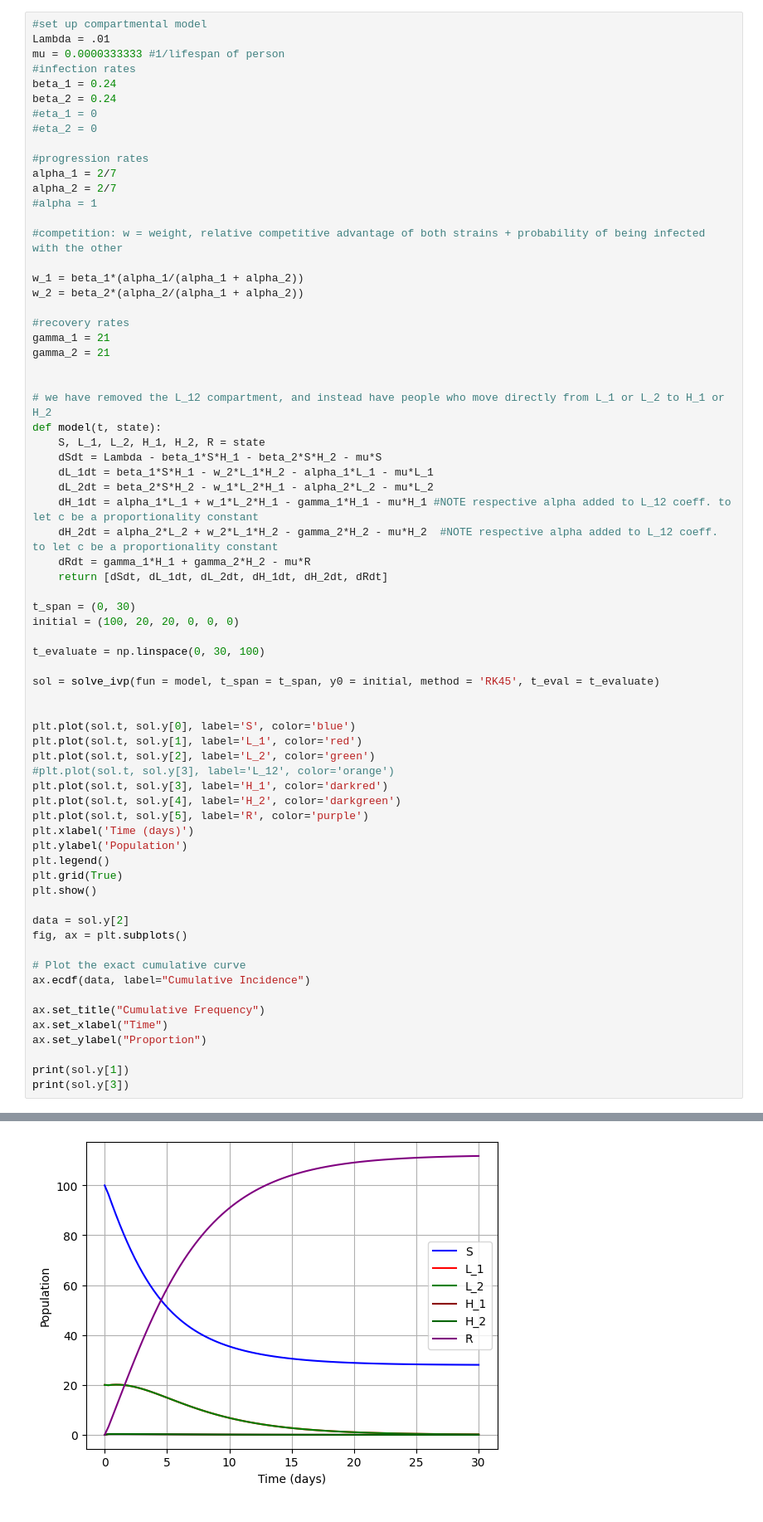
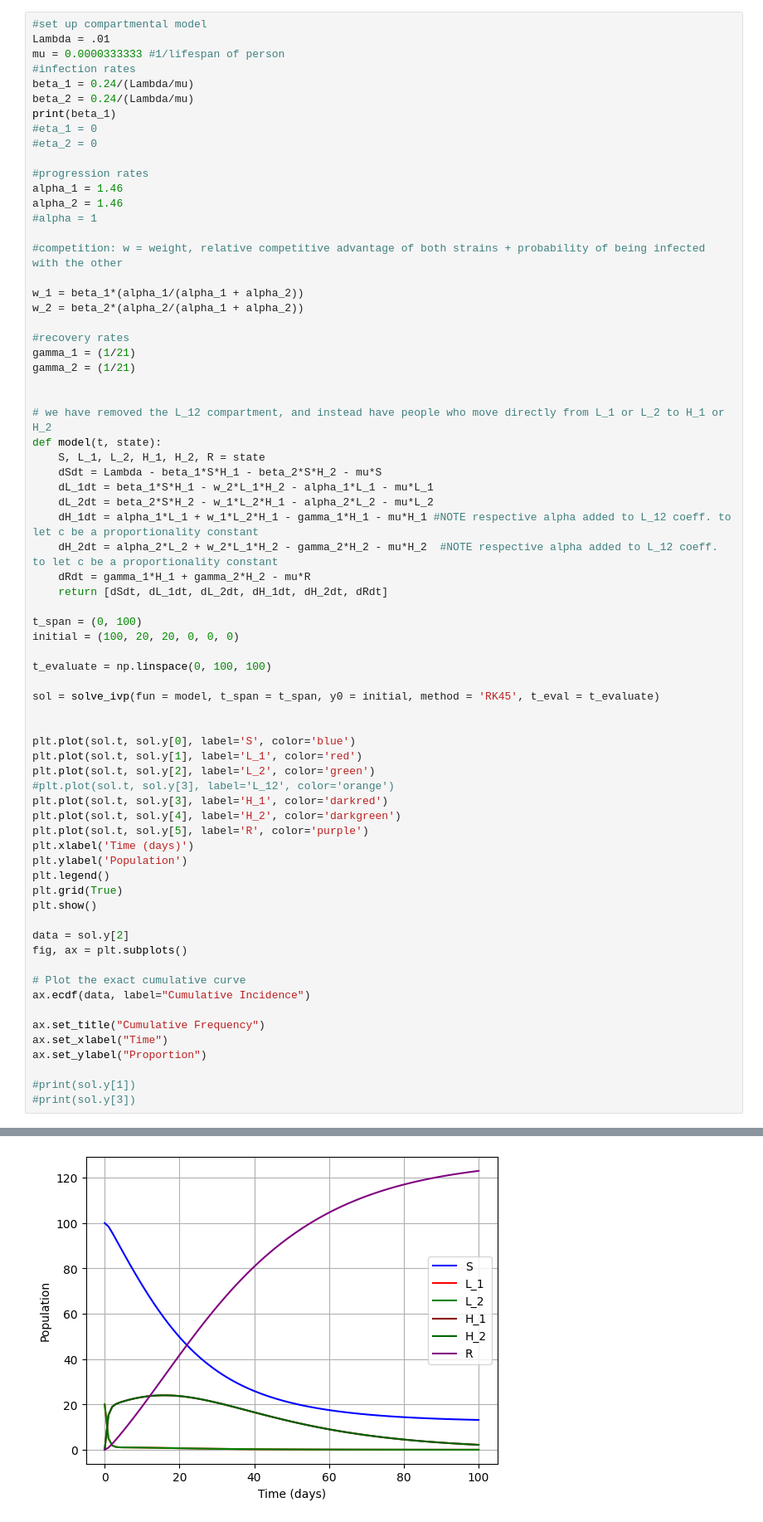
Before and after one commit to mcouture695/gt-quorumsensing-26, a Jupyter notebook: two-strain-slhr.ipynb, the cells around one changed output, grey strips where cells are left out. Shown at 83% size. Saved outputs shown, nothing was run; the diff lists cells and outputs as text.

```diff
--- a/two-strain-slhr.ipynb
+++ b/two-strain-slhr.ipynb
@@ -10,14 +10,15 @@ from scipy.optimize import fsolve
 Lambda = .01
 mu = 0.0000333333 #1/lifespan of person
 #infection rates
-beta_1 = 0.24
-beta_2 = 0.24
+beta_1 = 0.24/(Lambda/mu)
+beta_2 = 0.24/(Lambda/mu)
+print(beta_1)
 #eta_1 = 0
 #eta_2 = 0
 
 #progression rates
-alpha_1 = 2/7
-alpha_2 = 2/7
+alpha_1 = 1.46
+alpha_2 = 1.46
 #alpha = 1
 
 #competition: w = weight, relative competitive advantage of both strains + probability of being infected with the other
@@ -26,8 +27,8 @@ w_1 = beta_1*(alpha_1/(alpha_1 + alpha_2))
 w_2 = beta_2*(alpha_2/(alpha_1 + alpha_2))
 
 #recovery rates
-gamma_1 = 21
-gamma_2 = 21
+gamma_1 = (1/21)
+gamma_2 = (1/21)
 
 
 # we have removed the L_12 compartment, and instead have people who move directly from L_1 or L_2 to H_1 or H_2
@@ -41,10 +42,10 @@ def model(t, state):
     dRdt = gamma_1*H_1 + gamma_2*H_2 - mu*R
     return [dSdt, dL_1dt, dL_2dt, dH_1dt, dH_2dt, dRdt]
 
-t_span = (0, 30)
+t_span = (0, 100)
 initial = (100, 20, 20, 0, 0, 0)
 
-t_evaluate = np.linspace(0, 30, 100)
+t_evaluate = np.linspace(0, 100, 100)
 
 sol = solve_ivp(fun = model, t_span = t_span, y0 = initial, method = 'RK45', t_eval = t_evaluate)
 
@@ -72,6 +73,6 @@ ax.set_title("Cumulative Frequency")
 ax.set_xlabel("Time")
 ax.set_ylabel("Proportion")
 
-print(sol.y[1])
-print(sol.y[3])
+#print(sol.y[1])
+#print(sol.y[3])
 # %% [output]
@@ -78 +80 @@ print(sol.y[3])
-[figure, old version]
+[figure, new version]
```
Also changed, not shown: parts of 6 cells of this notebook.
